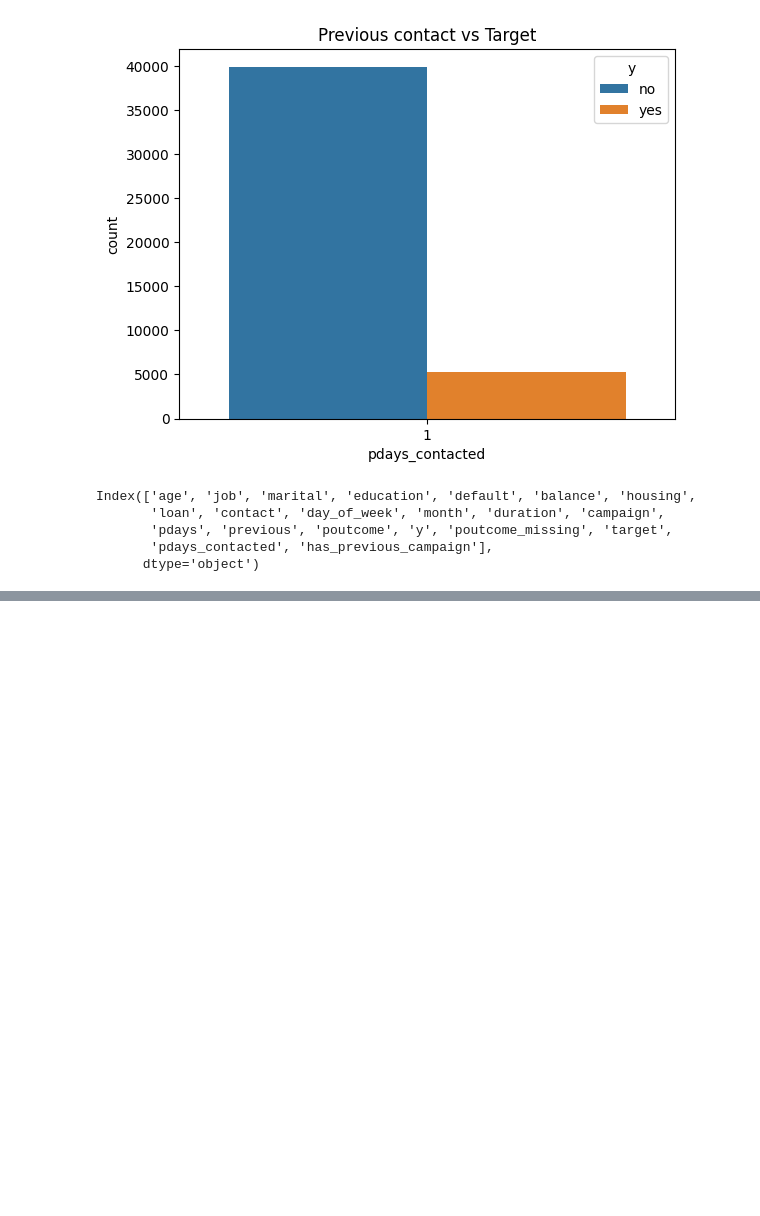
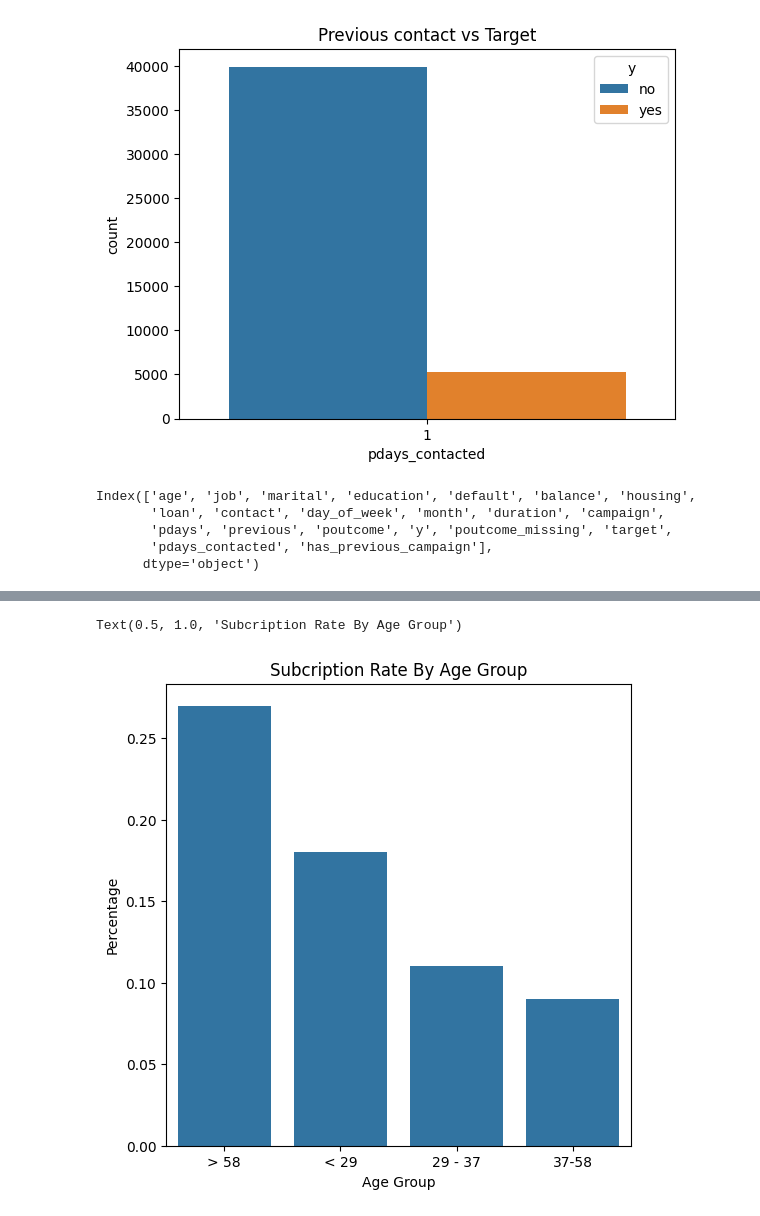
Before and after one commit to NguyenPhanNhatLan/DM, a Jupyter notebook: notebooks/eda.ipynb, the cells around one changed output, grey strips where cells are left out. Cells and saved outputs as stored; diff of their text form; code cells hidden in the pictures; blank space fills up the shorter version.

```diff
--- a/notebooks/eda.ipynb
+++ b/notebooks/eda.ipynb
@@ -353,0 +465,7 @@ Index(['age', 'job', 'marital', 'education', 'default', 'balance', 'housing',
+# %%
+cus_df['age_group_2'] = pd.cut(cus_df['age'], bins= [0, 29.5, 37.5, 58.5, 120],
+                             labels= ['< 29', '29 - 37', '37-58', '> 58'],
+                             right= True)
+ag2_count = cus_df.groupby('age_group_2').size()
+ag2_count = pd.DataFrame(ag2_count).reset_index()
+ag2_count
@@ -353,0 +491,5 @@ Index(['age', 'job', 'marital', 'education', 'default', 'balance', 'housing',
+# %%
+pct_age = pd.crosstab(cus_df['age_group_2'], cus_df['target'],
+                      normalize='index').sort_values(by= 1, ascending=False).round(2)
+pct_age = pd.DataFrame(pct_age.reset_index())
+pct_age
@@ -353,0 +502,10 @@ Index(['age', 'job', 'marital', 'education', 'default', 'balance', 'housing',
+# %%
+order = pct_age.sort_values(by=1, ascending=False)['age_group_2']
+plt.figure(figsize=(6, 6))
+sns.barplot(data= pct_age, x= 'age_group_2', y= 1, order=order)
+plt.xlabel('Age Group')
+plt.ylabel('Percentage')
+plt.title('Subcription Rate By Age Group')
+# %% [output]
+Text(0.5, 1.0, 'Subcription Rate By Age Group')
+[figure, added]
```
Also changed, not shown: parts of 17 cells of this notebook.
